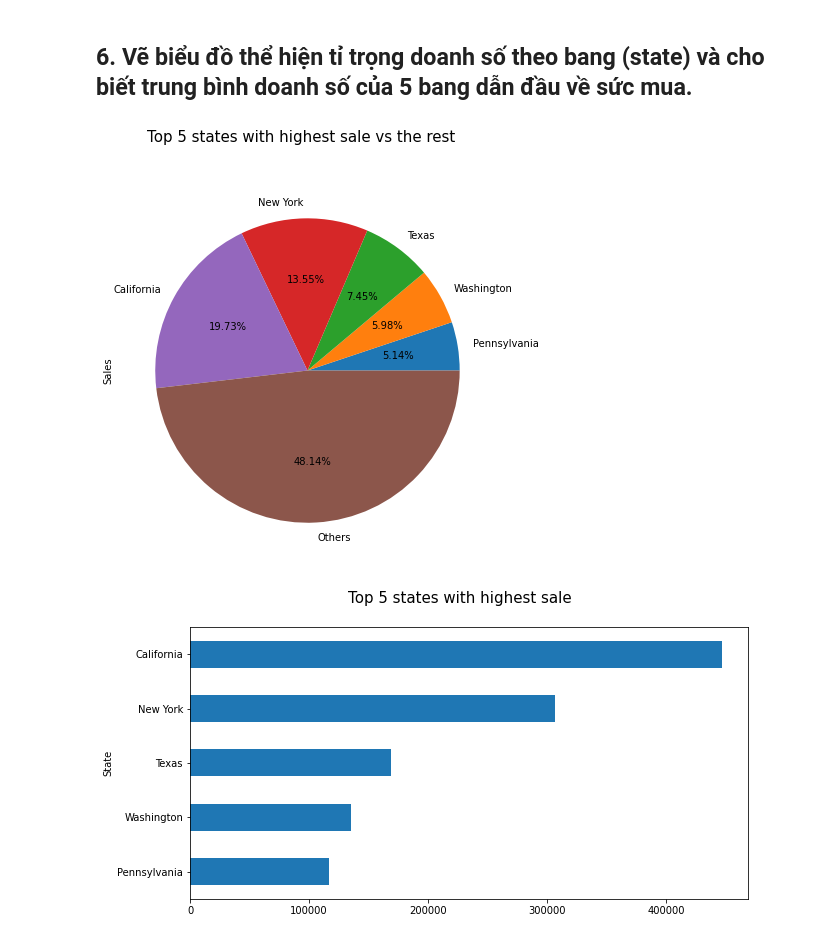
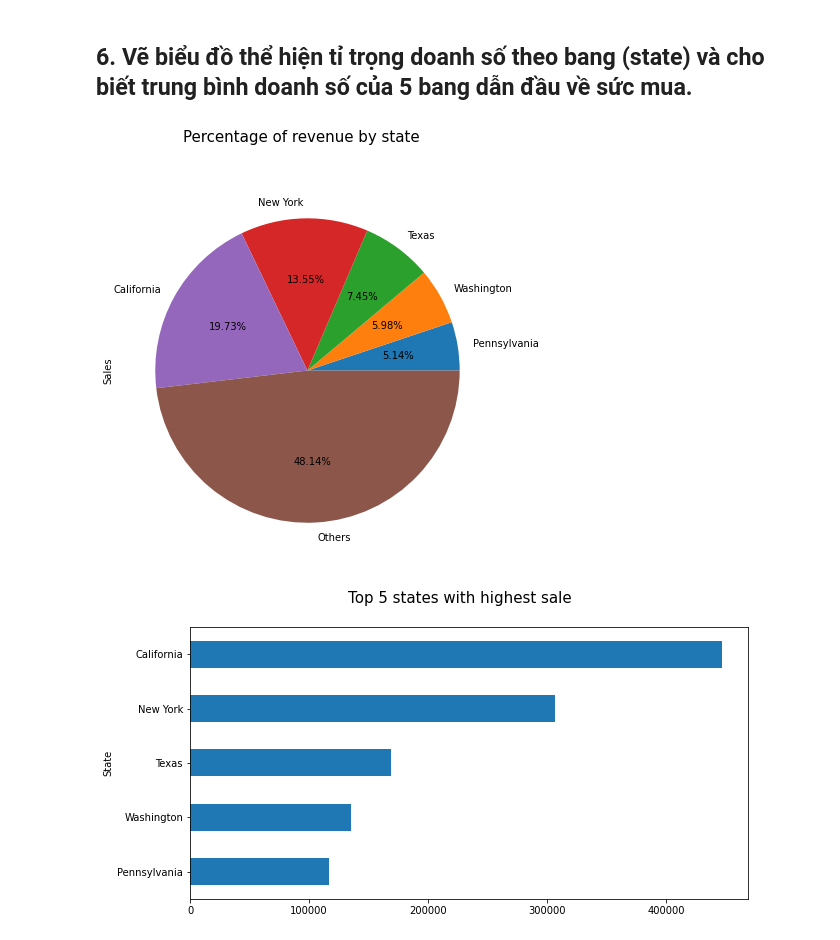
Before and after one commit to quangviet/python4engineer, a Jupyter notebook: Problem_4/problem_4.ipynb, the cells around one changed output. Saved outputs shown, nothing was run; the diff lists cells and outputs as text; code cells hidden in the pictures.

```diff
--- a/Problem_4/problem_4.ipynb
+++ b/Problem_4/problem_4.ipynb
@@ -299,17 +299,17 @@ plt.show()
 # %%
 X = df.groupby(['State'])['Sales'].sum().sort_values()
 total = X.sum()
 X = X/total * 100
 total_other = X[:-5].sum()
 
 Y = X[-5:]
 Y['Others'] = total_other
 
-plt.figure(figsize=(7, 7)).suptitle('Top 5 states with highest sale vs the rest', fontsize = 15)
+plt.figure(figsize=(7, 7)).suptitle('Percentage of revenue by state', fontsize = 15)
 Y.plot(kind='pie', autopct='%.2f%%')
 plt.show()
 # %% [output]
-[figure, old version]
+[figure, new version]
 # %%
 X = df.groupby(['State'])['Sales'].sum().sort_values()
 
```
Also changed, not shown: parts of 9 cells of this notebook.
